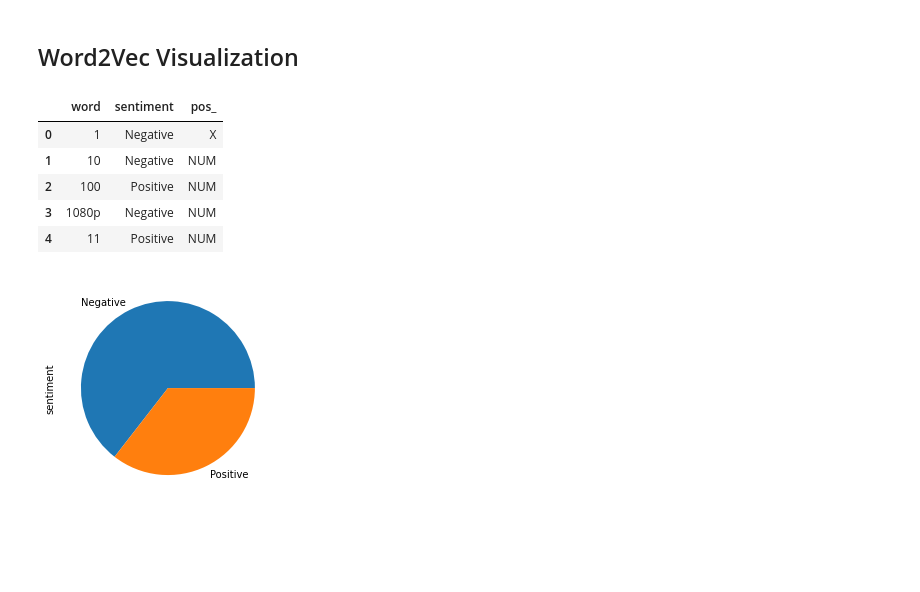
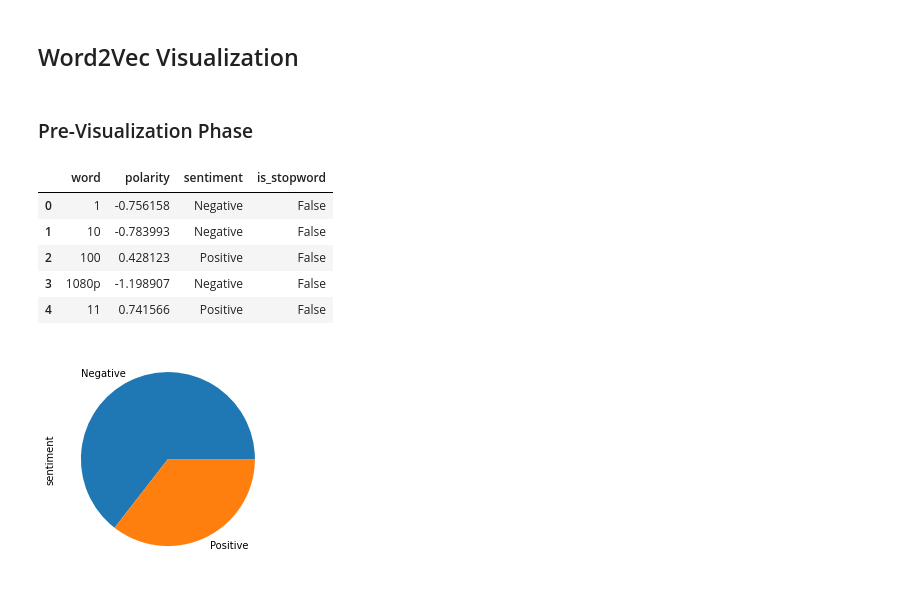
Before and after one commit to gstdl/Amazon-IPhone-XR-Product-Review-Topic-Modeling, a Jupyter notebook: jupyter_notebooks/4a. Word2Vec using Tensorflow (Draft).ipynb, the cells around one changed output. Cells and saved outputs as stored; diff of their text form; code cells hidden in the pictures; blank space fills up the shorter version.

```diff
--- a/jupyter_notebooks/4a. Word2Vec using Tensorflow (Draft).ipynb
+++ b/jupyter_notebooks/4a. Word2Vec using Tensorflow (Draft).ipynb
@@ -353,27 +367,31 @@ weighted avg       0.71      0.77      0.72       763
 # %% [markdown]
 ## Word2Vec Visualization
+# %% [markdown]
+### Pre-Visualization Phase
 # %%
 def sentiment(pos_neg_val):
     if pos_neg_val >= 0:
         z = 'Positive'
     else:
         z = 'Negative'
     return z
 
 df_corpus = pd.DataFrame({
     'word':list(corpus),
+    'polarity':[pos_neg_ratios[w] for w in corpus],
     'sentiment':[sentiment(pos_neg_ratios[w]) for w in corpus],
-    'pos_':[nlp(i)[0].pos_ for i in corpus]
+    'is_stopword':[nlp(i)[0].is_stop for i in corpus],
+#     'pos_':[nlp(i)[0].pos_ for i in corpus]
 })
 
 df_corpus.head()
 # %% [output]
-|  | word | sentiment | pos_ |
-| 0 | 1 | Negative | X |
-| 1 | 10 | Negative | NUM |
-| 2 | 100 | Positive | NUM |
-| 3 | 1080p | Negative | NUM |
-| 4 | 11 | Positive | NUM |
+|  | word | polarity | sentiment | is_stopword |
+| 0 | 1 | -0.756158 | Negative | False |
+| 1 | 10 | -0.783993 | Negative | False |
+| 2 | 100 | 0.428123 | Positive | False |
+| 3 | 1080p | -1.198907 | Negative | False |
+| 4 | 11 | 0.741566 | Positive | False |
 # %%
 df_corpus['sentiment'].value_counts().plot.pie()
 plt.show()
```
Also changed, not shown: parts of 31 cells of this notebook, 5 other files.
